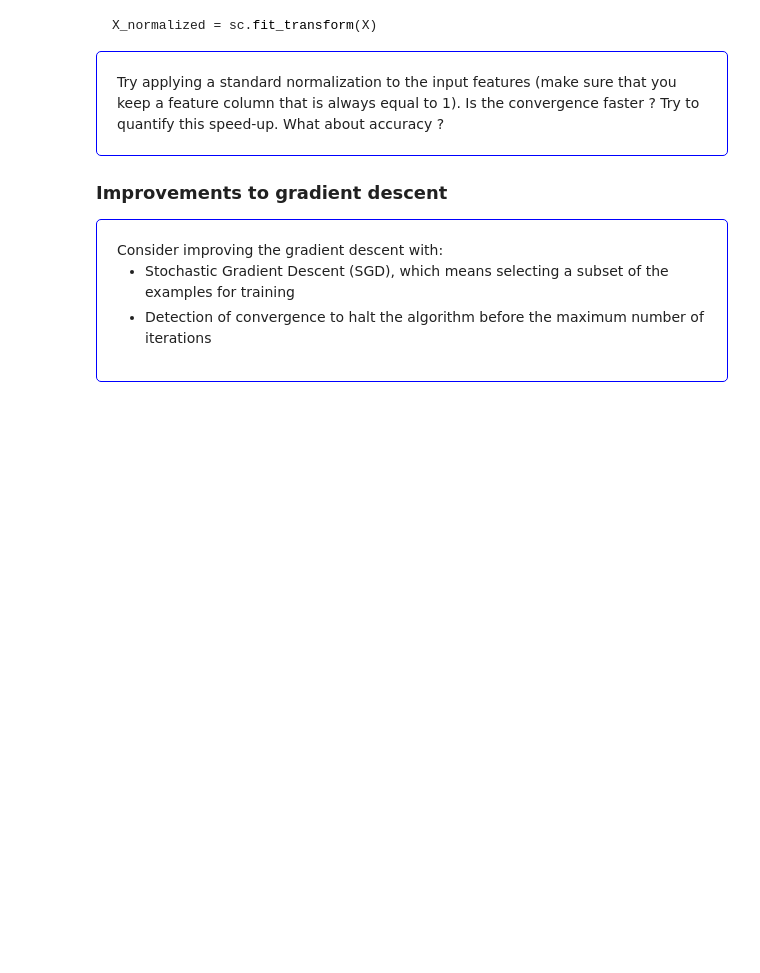
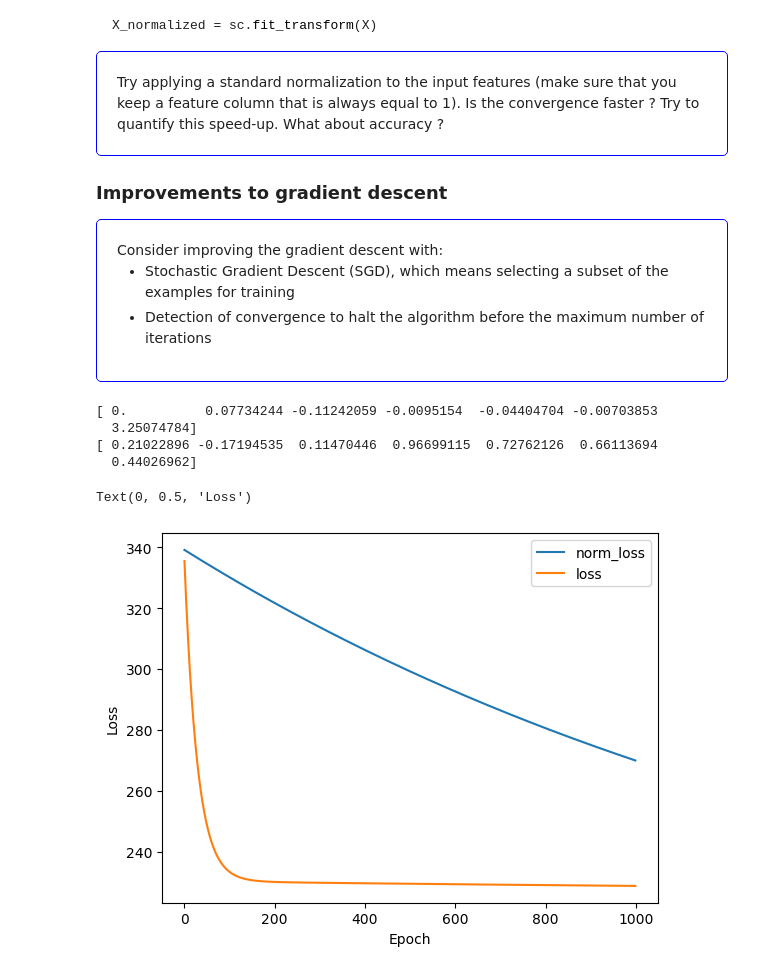
Before and after one commit to yzhan2911/supervise-marchine-learning, a Jupyter notebook: superviser-machine-learning/perceptron.ipynb, the cells around one changed output. Drawn from its saved outputs; the diff is of its cells as text; code cells hidden in the pictures; blank space fills up the shorter version.

```diff
--- a/superviser-machine-learning/perceptron.ipynb
+++ b/superviser-machine-learning/perceptron.ipynb
@@ -381,0 +378,23 @@ X_normalized = sc.fit_transform(X)
+# %%
+from sklearn.preprocessing import StandardScaler
+sc = StandardScaler(copy=True)
+X_norm=sc.fit_transform(X)
+w=np.zeros(7)
+w,losses=descent(w,X,Y,10e-7,1000)
+w_norm= np.zeros(7)
+w_norm,norm_losses=descent(w_norm,X_norm,Y,10e-7,1000)
+print(w_norm)
+print(w)
+
+plt.plot(norm_losses,label='norm_loss')
+plt.plot(losses,label='loss')
+plt.legend()
+plt.xlabel('Epoch')
+plt.ylabel('Loss')
+# %% [output]
+[ 0.          0.07734244 -0.11242059 -0.0095154  -0.04404704 -0.00703853
+  3.25074784]
+[ 0.21022896 -0.17194535  0.11470446  0.96699115  0.72762126  0.66113694
+  0.44026962]
+Text(0, 0.5, 'Loss')
+[figure, added]
```
Also changed, not shown: parts of 8 cells of this notebook.
